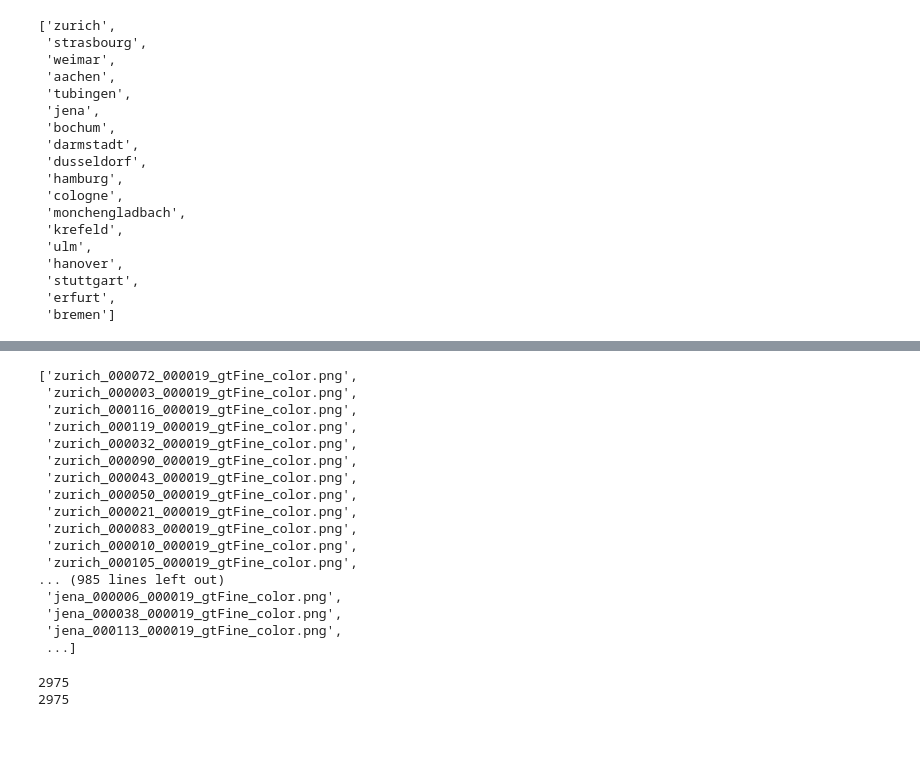
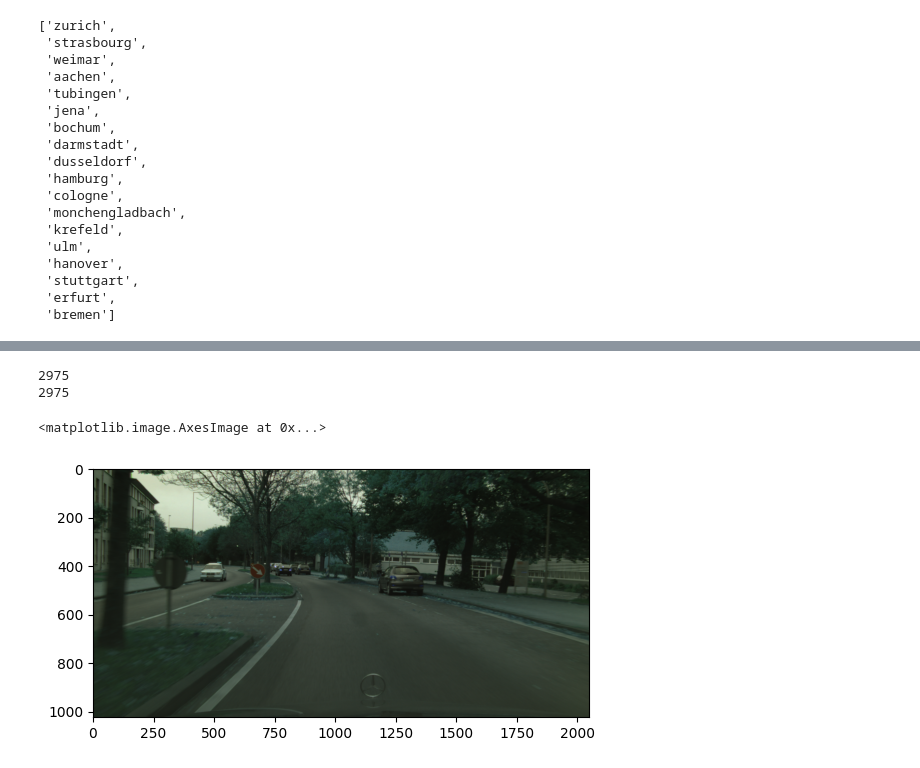
Before and after one commit to bhaba-ranjan/semantic-segmentation, a Jupyter notebook: segmentation.ipynb, the cells around one changed output, grey strips where cells are left out. Saved outputs shown, nothing was run; the diff lists cells and outputs as text; code cells hidden in the pictures; blank space fills up the shorter version.

```diff
--- a/segmentation.ipynb
+++ b/segmentation.ipynb
@@ -43,26 +68,6 @@ train_mask_folder_paths = [ train_gt_path+i for i in list_cities]
 # %%
-image_paths = [ path for i in train_folder_paths for path in os.listdir(i)]
-mask_paths = [ path for i in train_mask_folder_paths for path in os.listdir(i) if bool(re.match('.+_gtFine_color.png',path))]
+image_paths = [ i+'/'+path for i in train_folder_paths for path in os.listdir(i)]
+mask_paths = [ i+"/"+path for i in train_mask_folder_paths for path in os.listdir(i) if bool(re.match('.+_gtFine_labelIds.png',path))]
-# %%
-mask_paths
-# %% [output]
-['zurich_000072_000019_gtFine_color.png',
- 'zurich_000003_000019_gtFine_color.png',
- 'zurich_000116_000019_gtFine_color.png',
- 'zurich_000119_000019_gtFine_color.png',
- 'zurich_000032_000019_gtFine_color.png',
- 'zurich_000090_000019_gtFine_color.png',
- 'zurich_000043_000019_gtFine_color.png',
- 'zurich_000050_000019_gtFine_color.png',
- 'zurich_000021_000019_gtFine_color.png',
- 'zurich_000083_000019_gtFine_color.png',
- 'zurich_000010_000019_gtFine_color.png',
- 'zurich_000105_000019_gtFine_color.png',
-... (985 lines left out)
- 'jena_000006_000019_gtFine_color.png',
- 'jena_000038_000019_gtFine_color.png',
- 'jena_000113_000019_gtFine_color.png',
- ...]
 # %%
 image_paths = sorted(image_paths)
 mask_paths = sorted(mask_paths)
@@ -82,3 +89,13 @@ for i,z in zip(image_paths, mask_paths):
 # %% [output]
 2975
 2975
+# %%
+def read_images(image_path):
+    img = cv2.imread(image_path)
+    # img  = cv2.cvtColor(img)
+    return img
+# %%
+plt.imshow(read_images(image_paths[150]))
+# %% [output]
+<matplotlib.image.AxesImage at 0x...>
+[figure, added]
```
Also changed, not shown: parts of 17 cells of this notebook.
